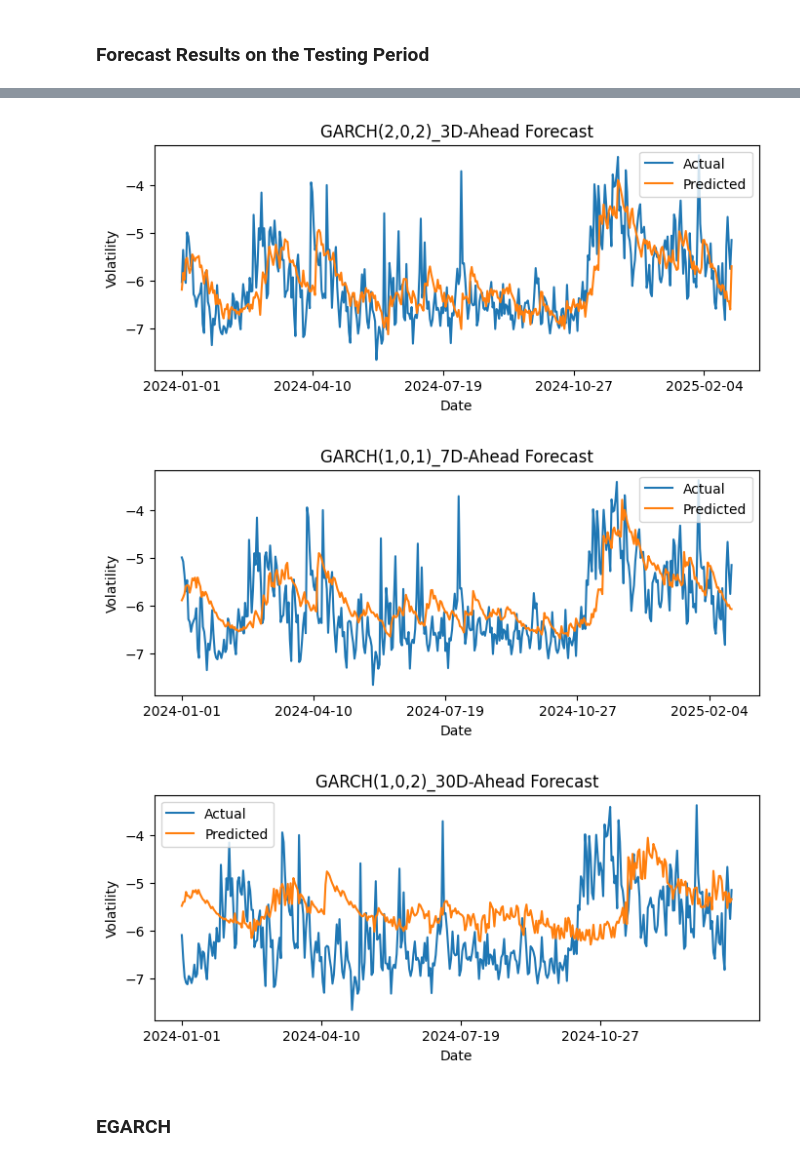
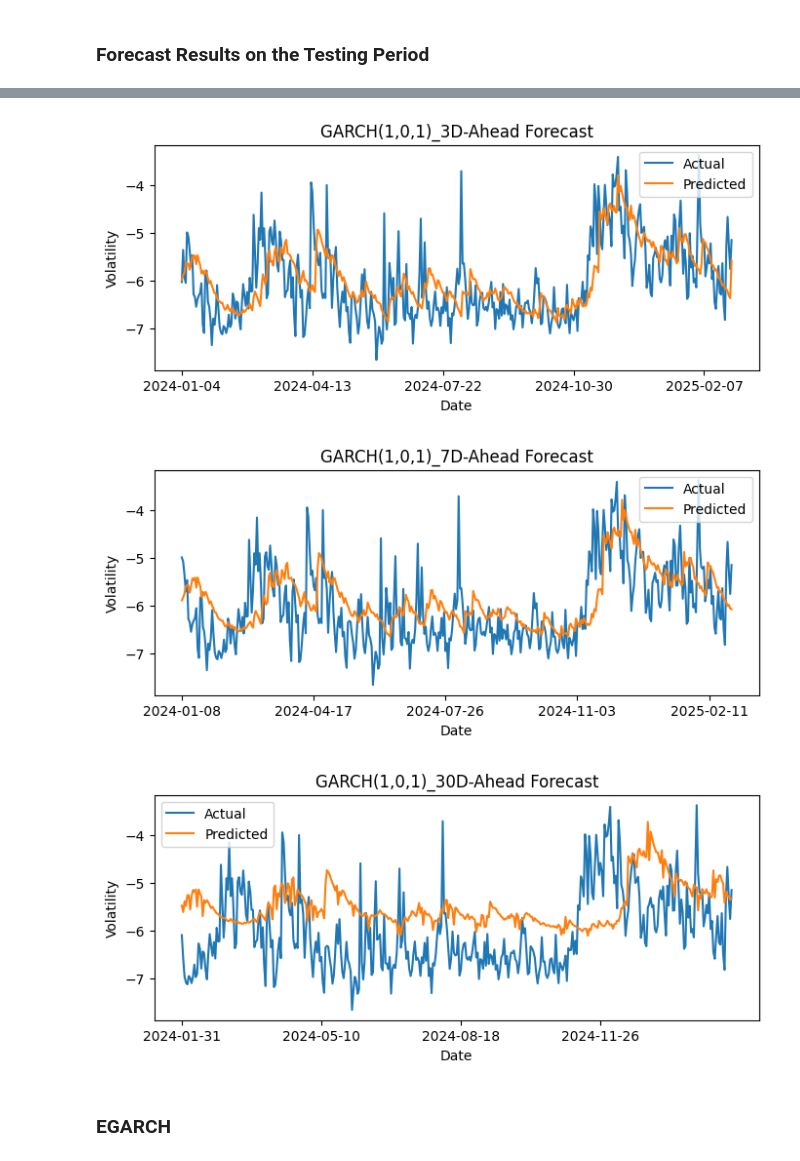
Before and after one commit to kiwi-lemongrass/DSE4101_Individual-Project, a Jupyter notebook: src/GARCH.ipynb, the cells around one changed output, grey strips where cells are left out. Cells and saved outputs as stored; diff of their text form; code cells hidden in the pictures.

Commit message:
update garch

```diff
--- a/src/GARCH.ipynb
+++ b/src/GARCH.ipynb
@@ -139,22 +103,24 @@ Based on the AIC and BIC values, the selected models for each time horizon is as
 # %%
-# Store the best garch model order for each h
-best_orders = {1: (1, 1), 3: (2, 2), 7: (1, 1), 30: (1, 2)}
+# Store the best garch model order
+best_orders = (1, 1)
 # %% [markdown]
 ### Diagnostic Checking
 In this section, Ljung-Box test is done to test for null hypothesis that there is no autocorrelation left in the residuals after GARCH model fit.
 # %%
-def lb_test(p, o, q, h):
-    model = arch_model(dfs[h]['r_train'], vol='Garch', p=p, o=o, q=q, rescale=False)
-    results = model.fit(disp='off')
+p, q = best_orders
 
-    # Extract standardized residuals and squared residuals
-    std_residuals = results.std_resid
-    squared_residuals = std_residuals ** 2
+# Fit the GARCH model with the best orders
+model = arch_model(dfs[1]['r_train'], vol='Garch', p=p, o=0, q=q, rescale=False)
+results = model.fit(disp='off')
 
-    # Ljung-Box test on residuals (check mean dynamics)
-    lb_test_resid = acorr_ljungbox(std_residuals, lags=[10, 20], return_df=True)
+# Extract standardized residuals and squared residuals
+std_residuals = results.std_resid
+squared_residuals = std_residuals ** 2
 
-    # Ljung-Box test on squared residuals (check volatility clustering)
-    lb_test_squared = acorr_ljungbox(squared_residuals, lags=[10, 20], return_df=True)
+# Ljung-Box test on residuals (check mean dynamics)
+lb_test_resid = acorr_ljungbox(std_residuals, lags=[10, 20], return_df=True)
 
-    return lb_test_resid, lb_test_squared, squared_residuals
+# Ljung-Box test on squared residuals (check volatility clustering)
+lb_test_squared = acorr_ljungbox(squared_residuals, lags=[10, 20], return_df=True)
+
+print("Residuals:\n", lb_test_resid, "\nSquared Residuals:\n", lb_test_squared)
@@ -161,10 +135,0 @@ def lb_test(p, o, q, h):
-# %%
-fig, ax = plt.subplots(1, 4, figsize=(16, 4))
-i = 0
-for h in [1, 3, 7, 30]:
-    p, q = best_orders[h]
-    print(f"\nLjung-Box Test for GARCH({p},0,{q}) on {h}D ahead:")
-    lb_test_resid, lb_test_squared, squared_residuals = lb_test(p, 0, q, h)
-    print("Residuals:\n", lb_test_resid, "Squared Residuals:\n", lb_test_squared)
-    plot_acf(squared_residuals, lags=20, zero=False, title='ACF of Squared Residuals', ax=ax[i])
-    i += 1
@@ -220,12 +172,13 @@ def get_pred(p, o, q, h):
     pred = []
 
     r_train, r_test = dfs[h]['r_train'], dfs[h]['r_test']
+    lnRV_test = dfs[h]['lnRV_test']
 
-    for i in range(len(r_test)):
+    for i in range(len(lnRV_test)):
         log_returns = pd.concat([r_train, r_test[:i]])
         forecast = predict(log_returns, p, o, q, h)
         pred.append(np.log(forecast))
-    pred = pd.DataFrame(pred, index = r_test.index, columns=['Predicted'])
+    pred = pd.DataFrame(pred, index = lnRV_test.index, columns=['Predicted'])
     pred.to_csv(f'../res/GARCH({p},{o},{q})_{h}D.csv', index=False)
     return pred
 # %%
@@ -241,14 +194,14 @@ def plot_pred(pred, actual, p, o, q, h):
     plt.savefig(f'../res/GARCH({p},{o},{q})_{h}D-Ahead Forecast.png')
 # %%
 for h in [1,3,7,30]:
-    p, q = best_orders[h]
+    p, q = best_orders
     pred = get_pred(p, 0, q, h)
     plot_pred(pred, dfs[h]['lnRV_test'], p, 0, q, h)
 # %% [output]
 [figure]
-[figure, old version]
+[figure, new version]
 [figure]
-[figure, old version]
+[figure, new version]
 # %% [markdown]
 ### EGARCH
 # %% [markdown]
```
Also changed, not shown: parts of 17 cells of this notebook, 21 other files.
